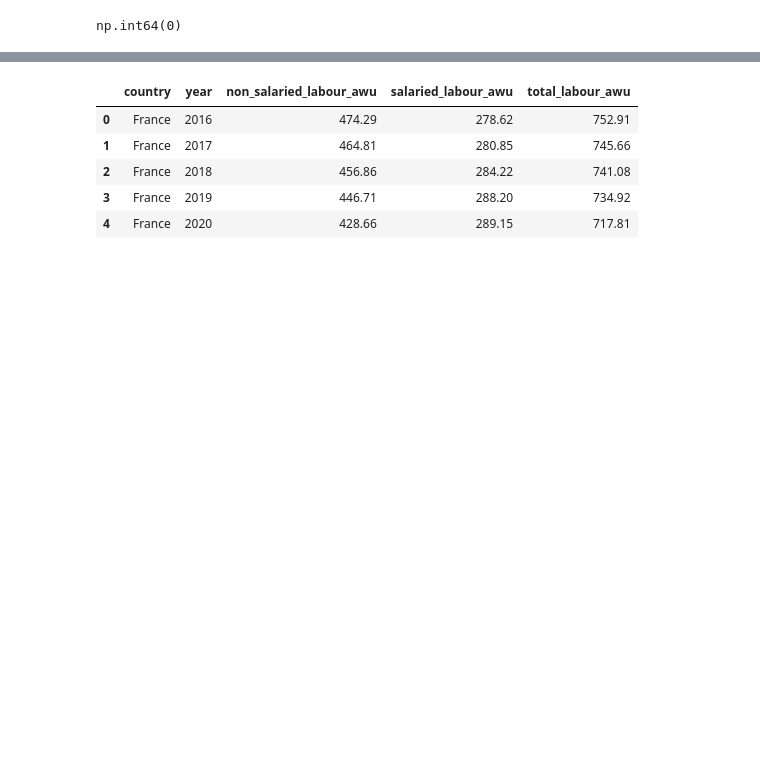
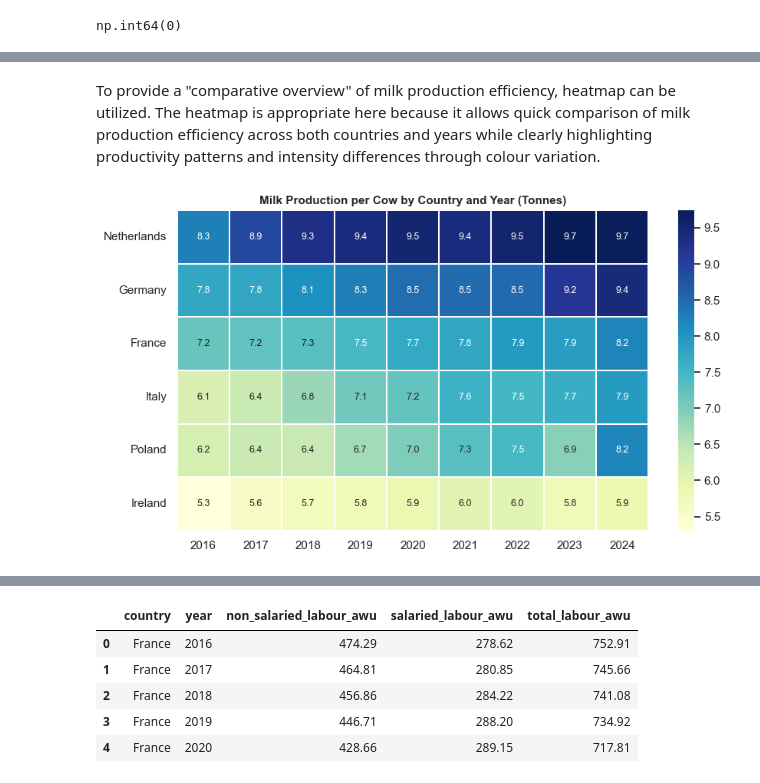
Before and after one commit to alizah-2026006/ca2-dairy-dashboard, a Jupyter notebook: data_prep_notebook.ipynb, the cells around one changed output, grey strips where cells are left out. Drawn from its saved outputs; the diff is of its cells as text; code cells hidden in the pictures; blank space fills up the shorter version.

```diff
--- a/data_prep_notebook.ipynb
+++ b/data_prep_notebook.ipynb
@@ -1329,0 +1450,28 @@ country_summary
+# %%
+dairy_df["milk_per_cow"] = dairy_df["milk_prod_1000t"] / dairy_df["dairy_cow_pop_1000"]
+# %% [markdown]
+To provide a "comparative overview" of milk production efficiency, heatmap can be utilized. The heatmap is appropriate here because it allows quick comparison of milk production efficiency across both countries and years while clearly highlighting productivity patterns and intensity differences through colour variation.
+# %%
+plt.figure(figsize=(9, 5))
+# Creating pivot table
+heatmap_data = dairy_df.pivot(index="country",columns="year",values="milk_per_cow")
+
+# Sorting countries by overall average productivity
+heatmap_data = heatmap_data.loc[heatmap_data.mean(axis=1).sort_values(ascending=False).index]
+
+sns.heatmap(
+    heatmap_data,
+    annot=True,
+    fmt=".1f", # Reduces unnecessary precision and visual clutter
+    cmap="YlGnBu",
+    linewidths=0.3,
+    annot_kws={"size":9}  # Smaller annotation size to reduce competition between text and colour.
+)
+
+plt.title("Milk Production per Cow by Country and Year (Tonnes)",fontsize=11,weight="semibold")
+plt.xlabel("")
+plt.ylabel("")
+
+plt.tight_layout()
+# %% [output]
+[figure, added]
```
Also changed, not shown: parts of 106 cells of this notebook, 11 other files.
